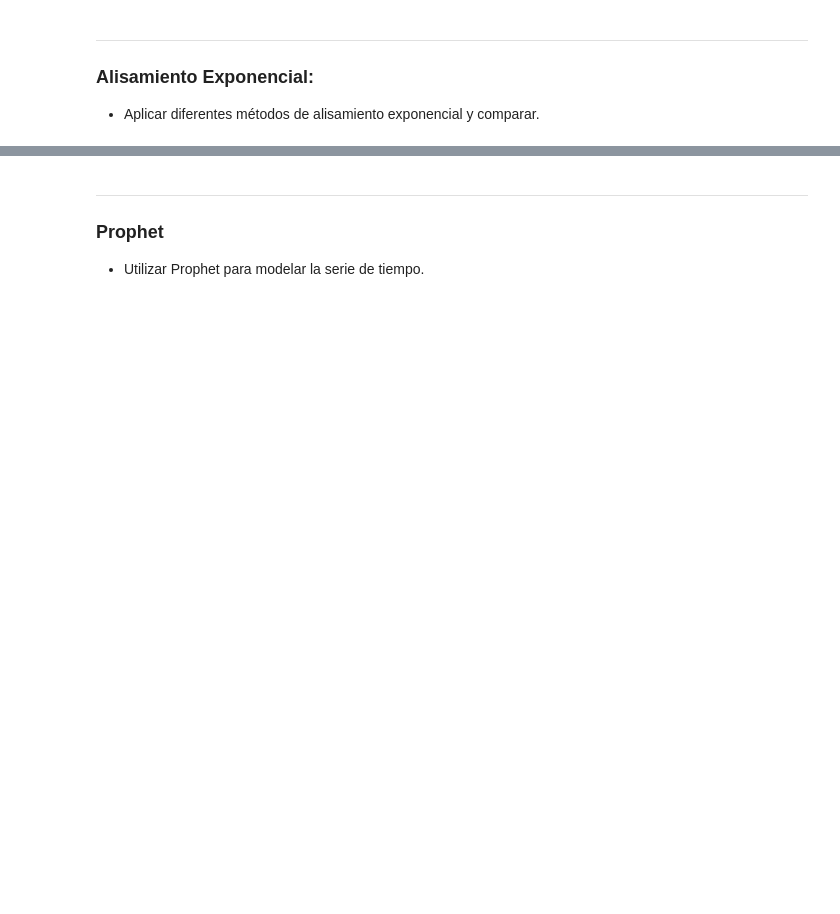
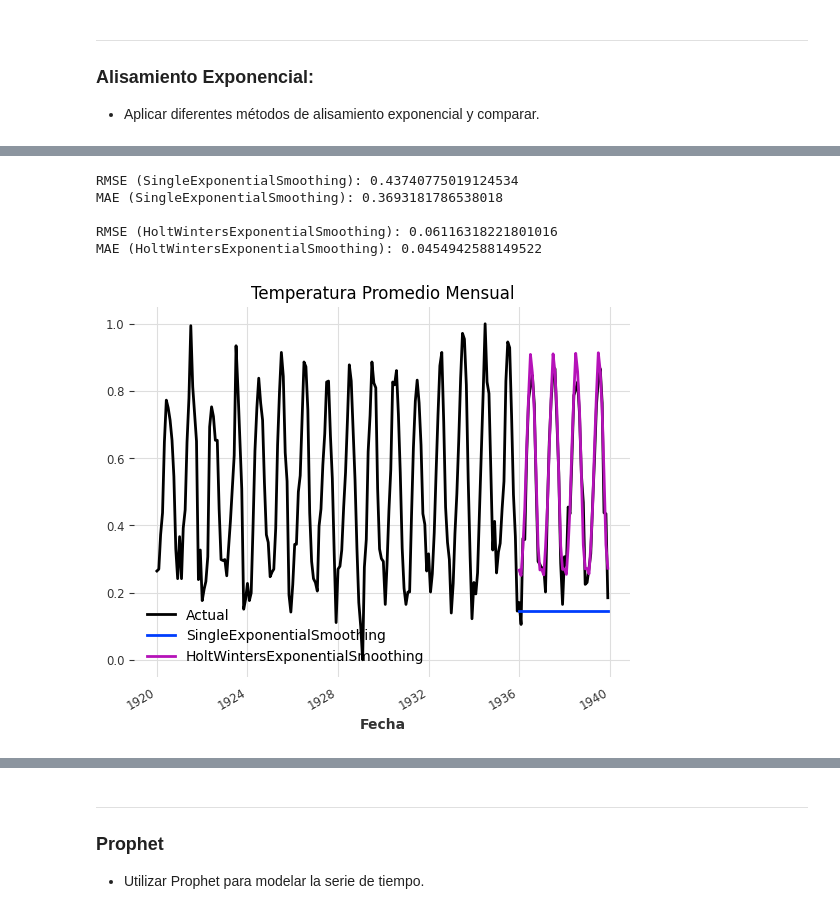
Before and after one commit to 20Candy/lab3_dataScience, a Jupyter notebook: ejercicio1_births.ipynb, the cells around one changed output, grey strips where cells are left out. Cells and saved outputs as stored; diff of their text form; code cells hidden in the pictures; blank space fills up the shorter version.

```diff
--- a/ejercicio1_births.ipynb
+++ b/ejercicio1_births.ipynb
@@ -527,0 +504,9 @@ MAE = 5.47
+# %%
+exponencial(ts_temperature, "Temperatura Promedio Mensual")
+# %% [output]
+RMSE (SingleExponentialSmoothing): 0.43740775019124534
+MAE (SingleExponentialSmoothing): 0.3693181786538018
+
+RMSE (HoltWintersExponentialSmoothing): 0.06116318221801016
+MAE (HoltWintersExponentialSmoothing): 0.0454942588149522
+[figure, added]
```
Also changed, not shown: parts of 29 cells of this notebook.
